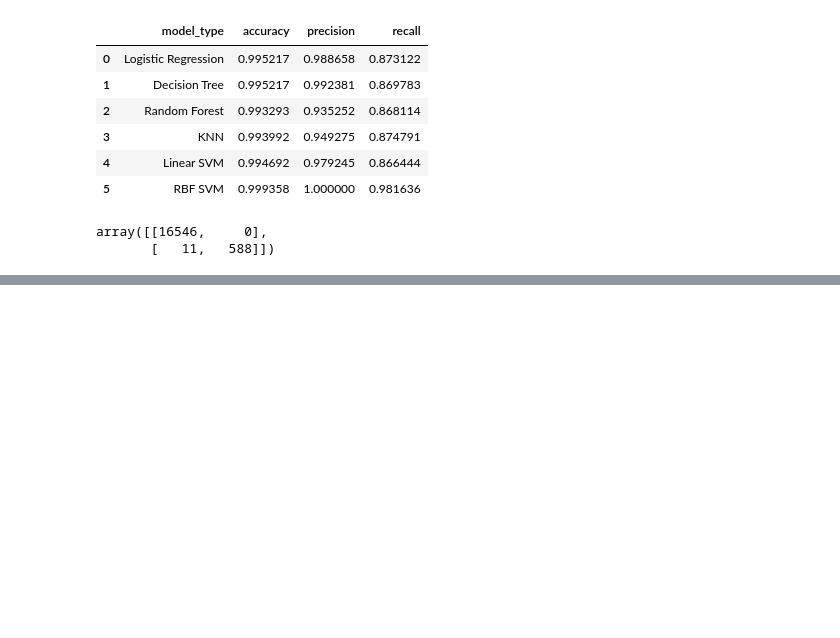
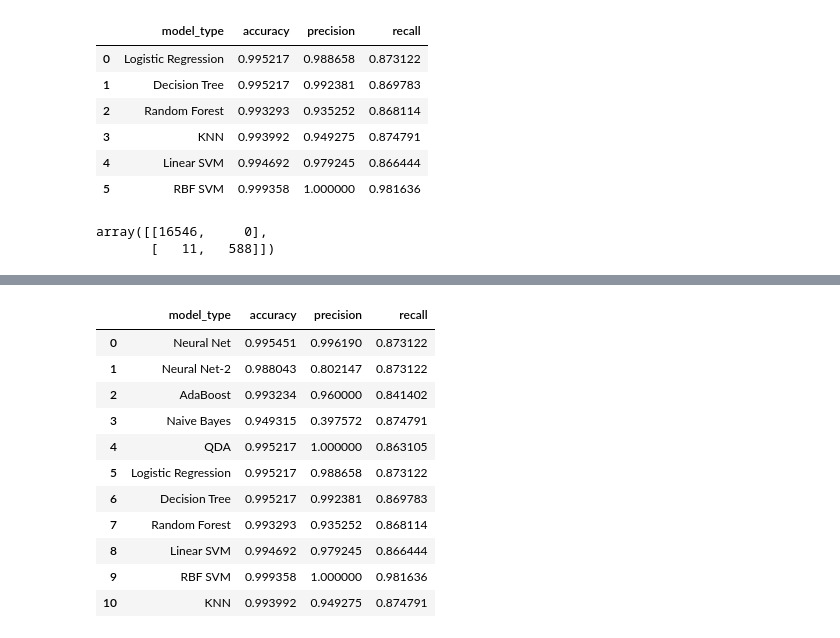
Before and after one commit to Yongliang-Shi/Mechanism-of-Action-Prediction, a Jupyter notebook: model_moa.ipynb, the cells around one changed output, grey strips where cells are left out. Cells and saved outputs as stored; diff of their text form; code cells hidden in the pictures; blank space fills up the shorter version.

```diff
--- a/model_moa.ipynb
+++ b/model_moa.ipynb
@@ -776,0 +852,12 @@ eval_df
+# %%
+# QDA
+
+from sklearn.discriminant_analysis import QuadraticDiscriminantAnalysis
+
+clf =  QuadraticDiscriminantAnalysis(random_state=123)
+clf.fit(X_train, y_train)
+y_pred = clf.predict(X_train)
+
+d = model.estimator_report('QDA', 'train', y_train, y_pred)
+eval_df = eval_df.append(d, ignore_index=True)
+eval_df
@@ -776,0 +877,3 @@ eval_df
+# %%
+# Drop data type column so can be appended
+eval_df.drop(columns=['data_type'], inplace=True)
@@ -776,0 +897,4 @@ eval_df
+# %%
+df.model_type = df['level_1'].str.cat(df['model_type'], sep=' ')
+df.drop(columns='level_1', inplace=True)
+df
@@ -776,0 +908,5 @@ eval_df
+# %%
+# Create eval_final by merge two evals
+
+eval_final = eval_df.append(df, ignore_index=True)
+eval_final
@@ -776,0 +925,22 @@ eval_df
+# %%
+# Add KNN back to the final eval
+
+eval_final = eval_final.append({'model_type': 'KNN',
+                                'accuracy': 0.993992,
+                                'precision': 0.949275,
+                                'recall': 0.874791}, ignore_index=True)
+
+eval_final
+# %% [output]
+|  | model_type | accuracy | precision | recall |
+| 0 | Neural Net | 0.995451 | 0.996190 | 0.873122 |
+| 1 | Neural Net-2 | 0.988043 | 0.802147 | 0.873122 |
+| 2 | AdaBoost | 0.993234 | 0.960000 | 0.841402 |
+| 3 | Naive Bayes | 0.949315 | 0.397572 | 0.874791 |
+| 4 | QDA | 0.995217 | 1.000000 | 0.863105 |
+| 5 | Logistic Regression | 0.995217 | 0.988658 | 0.873122 |
+| 6 | Decision Tree | 0.995217 | 0.992381 | 0.869783 |
+| 7 | Random Forest | 0.993293 | 0.935252 | 0.868114 |
+| 8 | Linear SVM | 0.994692 | 0.979245 | 0.866444 |
+| 9 | RBF SVM | 0.999358 | 1.000000 | 0.981636 |
+| 10 | KNN | 0.993992 | 0.949275 | 0.874791 |
```
Also changed, not shown: parts of 14 cells of this notebook.
